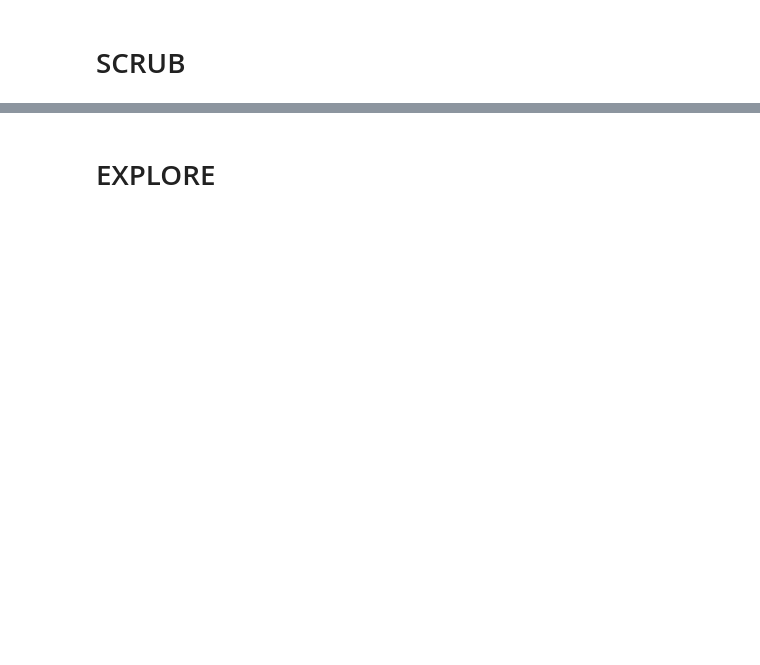
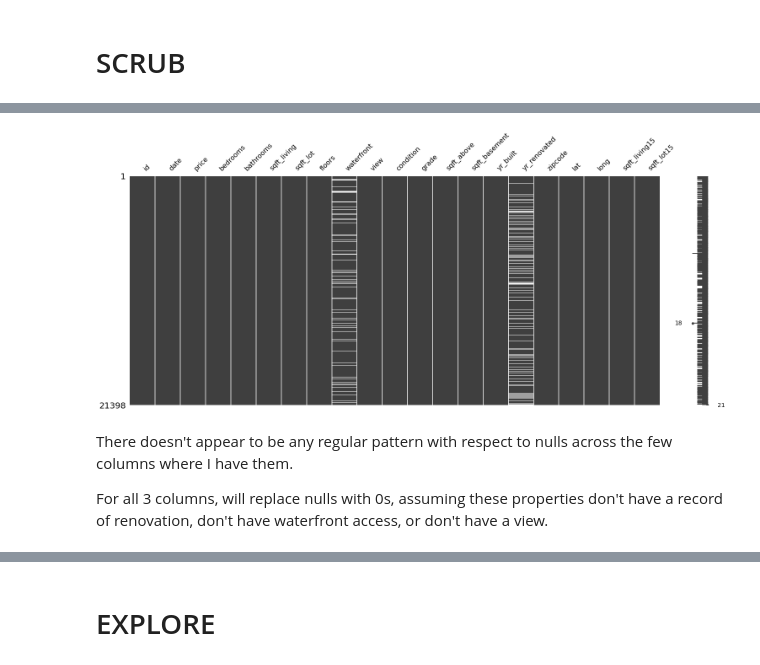
Before and after one commit to thetriggestcove/dsc-phase-2-project, a Jupyter notebook: index.ipynb, the cells around one changed output, grey strips where cells are left out. Drawn from its saved outputs; the diff is of its cells as text; code cells hidden in the pictures; blank space fills up the shorter version.

```diff
--- a/index.ipynb
+++ b/index.ipynb
@@ -25,0 +246,6 @@ ___
+# %%
+# check for duplicates based on date, lat and long
+dupe_cols = ['date', 'lat', 'long']
+
+df[df.duplicated(subset=dupe_cols,
+                 keep=False)][dupe_cols + ['id', 'price']].sort_values(dupe_cols)
@@ -25,0 +272,7 @@ ___
+# %%
+# drop duplicates based on long, lat, and date
+df.drop_duplicates(keep=False, subset=dupe_cols, inplace=True)
+
+# check to make sure we don't have the duplicates now
+df[df.duplicated(subset=dupe_cols,
+            keep=False)][dupe_cols + ['id', 'price']].sort_values(dupe_cols)
@@ -25,0 +301,3 @@ ___
+# %%
+# Drop houses sold multiple times, keep latest one
+df.drop_duplicates(subset=['id'], keep='last', inplace=True)
@@ -25,0 +326,10 @@ ___
+# %%
+# Convert question marks to 0s
+df.loc[df['sqft_basement'] == '?', 'sqft_basement'] = 0.0
+
+# Convert column to float
+df['sqft_basement'] = df['sqft_basement'].astype('float64')
+
+# confirm changes were made
+print(df['sqft_basement'].dtype)
+df['sqft_basement'].value_counts()
@@ -25,0 +400,9 @@ ___
+# %%
+# Visualize where the nulls fall
+msno.matrix(df);
+# %% [output]
+[figure, added]
+# %% [markdown]
+There doesn't appear to be any regular pattern with respect to nulls across the few columns where I have them.
+
+For all 3 columns, will replace nulls with 0s, assuming these properties don't have a record of renovation, don't have waterfront access, or don't have a view.
```
Also changed, not shown: parts of 211 cells of this notebook, 2 other files.
